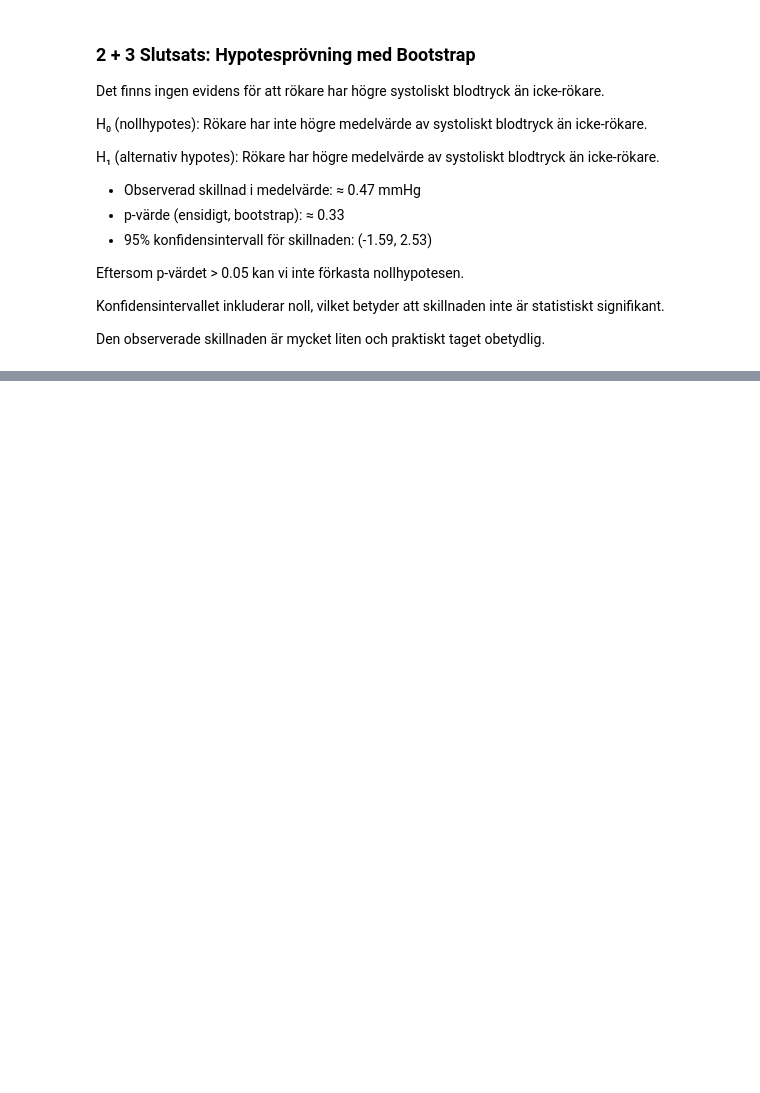
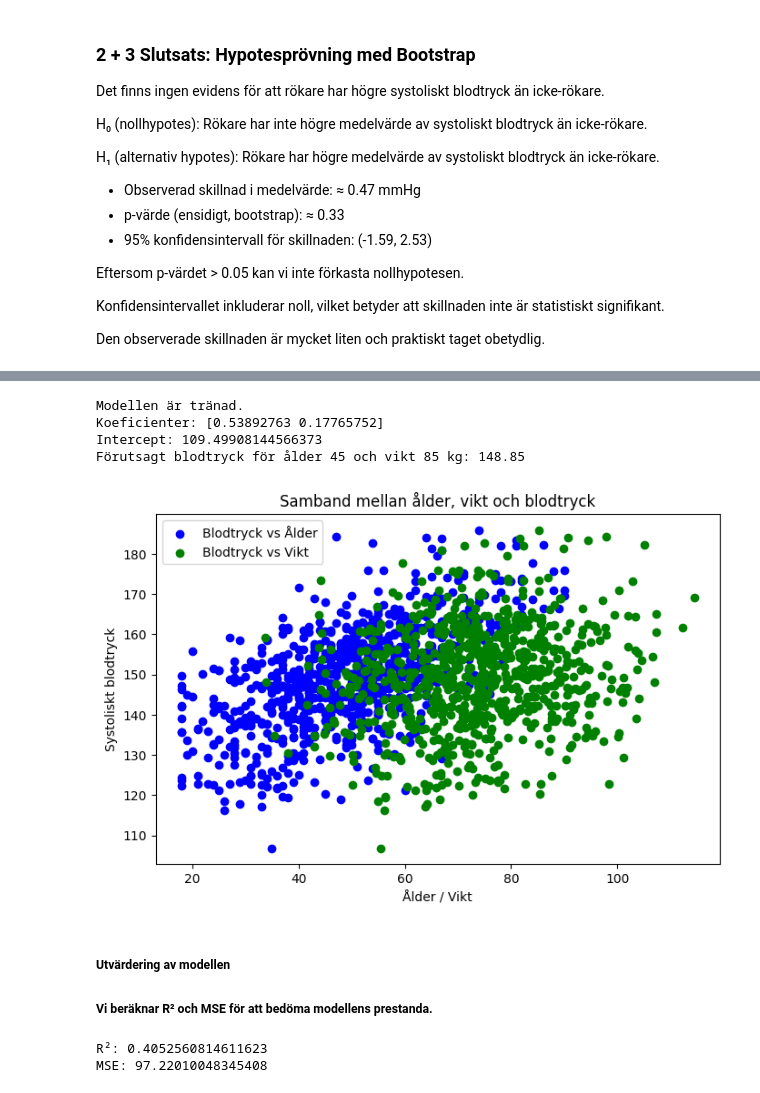
Before and after one commit to NoraAljuburiMasamra/health_study, a Jupyter notebook: report.ipynb, the cells around one changed output, grey strips where cells are left out. Cells and saved outputs as stored; diff of their text form; code cells hidden in the pictures; blank space fills up the shorter version.

Commit message:
Del 2 – Fördjupning och pipeline med PCA och visualiseringar

```diff
--- a/report.ipynb
+++ b/report.ipynb
@@ -468,0 +493,31 @@ p-värde (bootstrap, ensidigt): 0.5050
+# %%
+
+analyzer = HealthAnalyzer(df)
+analyzer.train_linear_regression()
+
+# Testprediktion
+pred = analyzer.predict(age=45, weight=85)
+print(f"Förutsagt blodtryck för ålder 45 och vikt 85 kg: {pred:.2f}")
+
+# Rita graf
+analyzer.plot_relationship()
+# %% [output]
+Modellen är tränad.
+Koeficienter: [0.53892763 0.17765752]
+Intercept: 109.49908144566373
+Förutsagt blodtryck för ålder 45 och vikt 85 kg: 148.85
+[figure, added]
+# %% [markdown]
+
+##### Utvärdering av modellen
+##### Vi beräknar R² och MSE för att bedöma modellens prestanda.
+# %%
+X = df[['age', 'weight']]
+y = df['systolic_bp']
+y_pred = analyzer.model.predict(X)
+
+print("R²:", r2_score(y, y_pred))
+print("MSE:", mean_squared_error(y, y_pred))
+# %% [output]
+R²: 0.4052560814611623
+MSE: 97.22010048345408
```
Also changed, not shown: parts of 20 cells of this notebook, 4 other files.
